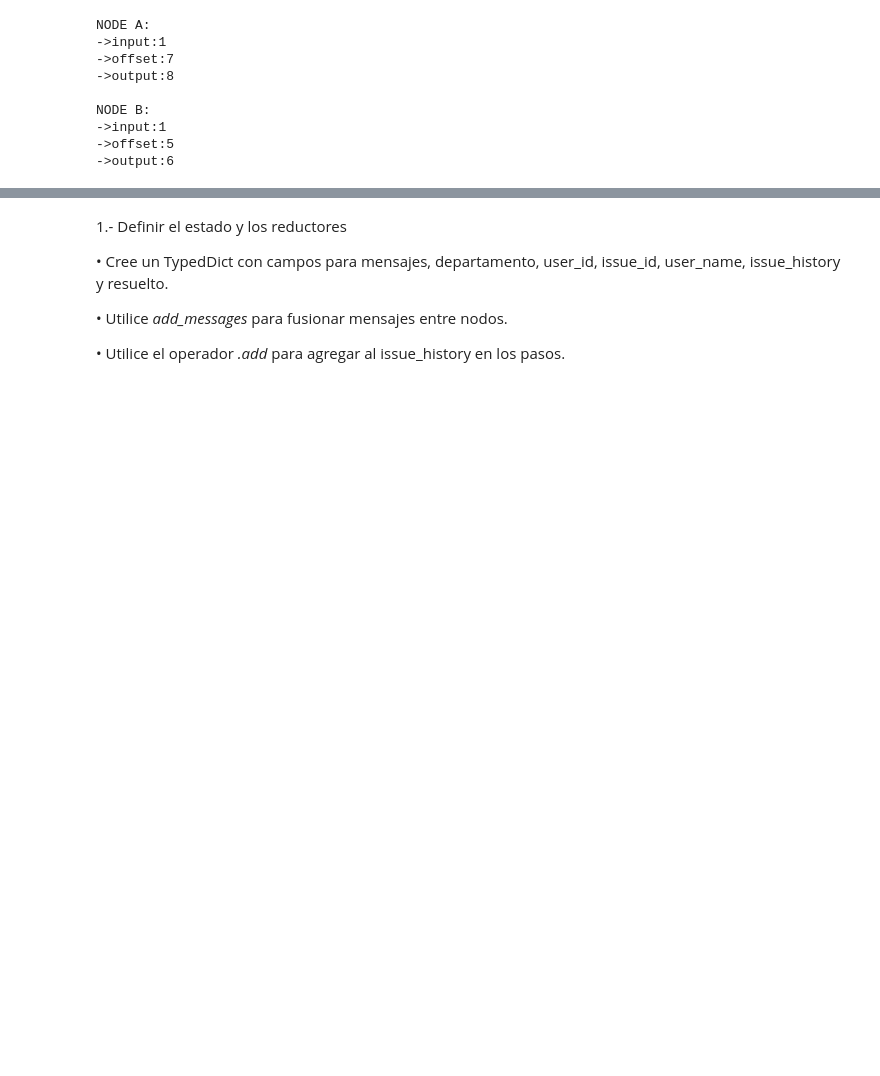
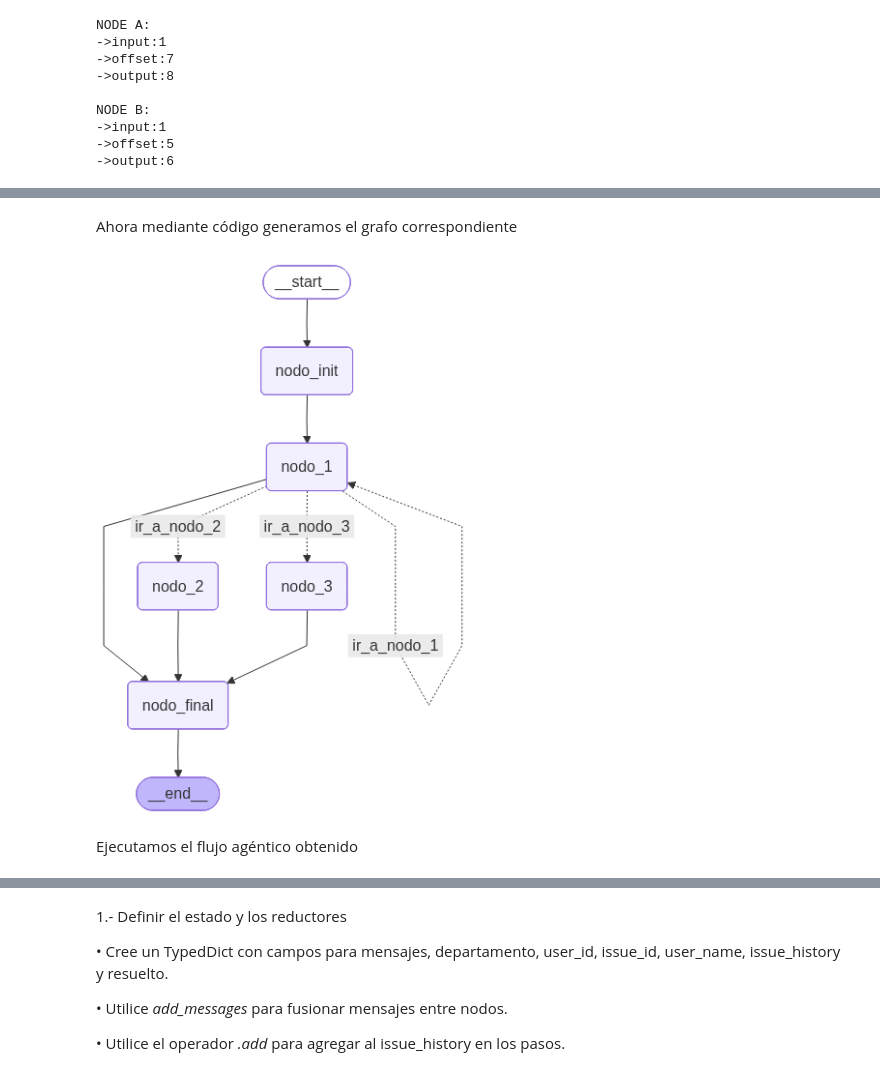
Before and after one commit to bigdatafran/LangChainTutorial, a Jupyter notebook: _sources/jupyters/langgraph/init_langGraph.ipynb, the cells around one changed output, grey strips where cells are left out. Drawn from its saved outputs; the diff is of its cells as text; code cells hidden in the pictures; blank space fills up the shorter version.

```diff
--- a/_sources/jupyters/langgraph/init_langGraph.ipynb
+++ b/_sources/jupyters/langgraph/init_langGraph.ipynb
@@ -275,0 +363,28 @@ NODE B:
+# %%
+# ============================================================
+# CELDA 4 — Función del arco condicional (CORREGIDO)
+# ============================================================
+
+def router_condicional(state: Estado) -> str:
+    """
+    Función del arco condicional. NO es un nodo: LangGraph la llama
+    internamente para decidir qué arco seguir.
+
+    IMPORTANTE: esta función NO debe modificar el estado.
+    Solo lee el estado (si lo necesita) y devuelve una clave string.
+    La clave se mapea al nodo destino en add_conditional_edges.
+
+    Casos:
+      1 → "ir_a_nodo_1b"  → ejecuta nodo_1b (segunda visita a lógica de nodo_1)
+      2 → "ir_a_nodo_2"   → ejecuta nodo_2
+      3 → "ir_a_nodo_3"   → ejecuta nodo_3
+    """
+    eleccion = random.choice([1, 2, 3])
+    print(f"🎲 [router_condicional] Número aleatorio elegido: {eleccion}")
+
+    if eleccion == 1:
+        return "ir_a_nodo_1b"
+    elif eleccion == 2:
+        return "ir_a_nodo_2"
+    else:
+        return "ir_a_nodo_3"
@@ -275,0 +433,15 @@ NODE B:
+# %% [markdown]
+Ahora mediante código generamos el grafo correspondiente
+# %%
+from IPython.display import Image, display
+
+# Dibujamos el grafo
+display(
+    Image(
+        app.get_graph().draw_mermaid_png()
+    )
+)
+# %% [output]
+[figure, added]
+# %% [markdown]
+Ejecutamos el flujo agéntico obtenido
```
Also changed, not shown: parts of 9 cells of this notebook, 18 other files.
